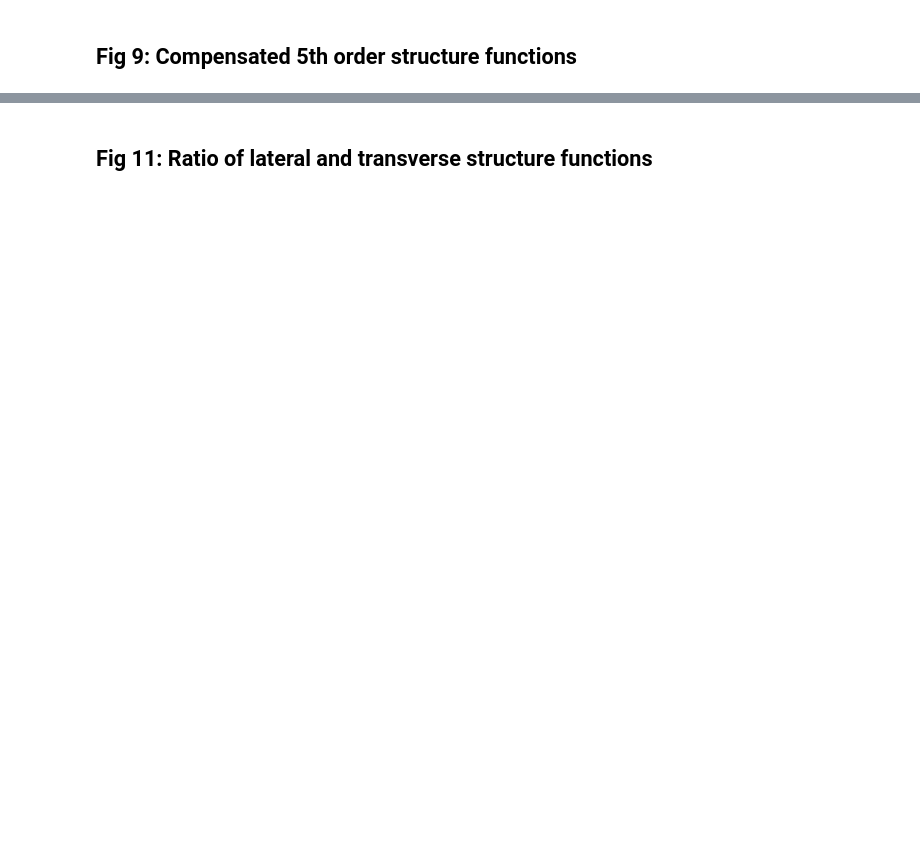
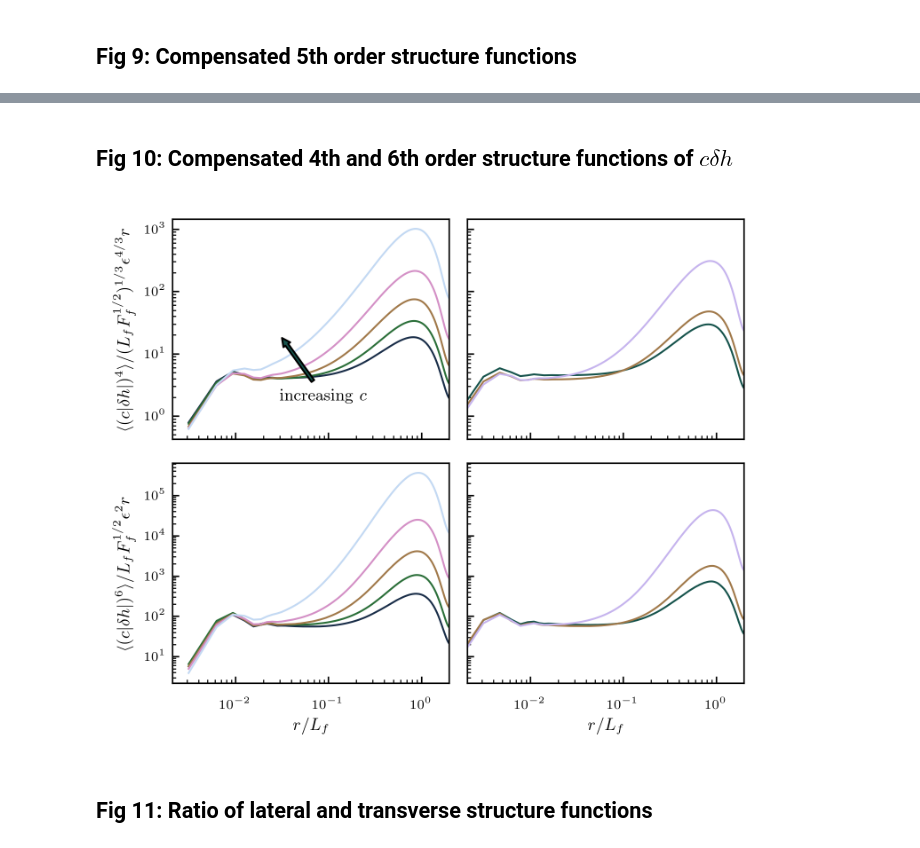
Before and after one commit to ashwinvis/augieretal_jfm_2019_shallow_water, a Jupyter notebook: Python/list_of_figures.ipynb, the cells around one changed output, grey strips where cells are left out. Saved outputs shown, nothing was run; the diff lists cells and outputs as text; code cells hidden in the pictures; blank space fills up the shorter version.

```diff
--- a/Python/list_of_figures.ipynb
+++ b/Python/list_of_figures.ipynb
@@ -81,0 +82,2 @@ Image("../Pyfig/fig_struct_order_5.png")
+# %% [markdown]
+## Fig 10: Compensated 4th and 6th order structure functions of $c\delta h$
@@ -82,3 +87,7 @@ Image("../Pyfig/fig_struct_order_5.png")
+# %%
+Image("../Pyfig/fig_struct_eta_order_46.png")
+# %% [output]
+[figure, added]
 # %% [markdown]
 ## Fig 11: Ratio of lateral and transverse structure functions
 # %%
```
Also changed, not shown: parts of 7 cells of this notebook, 15 other files.
